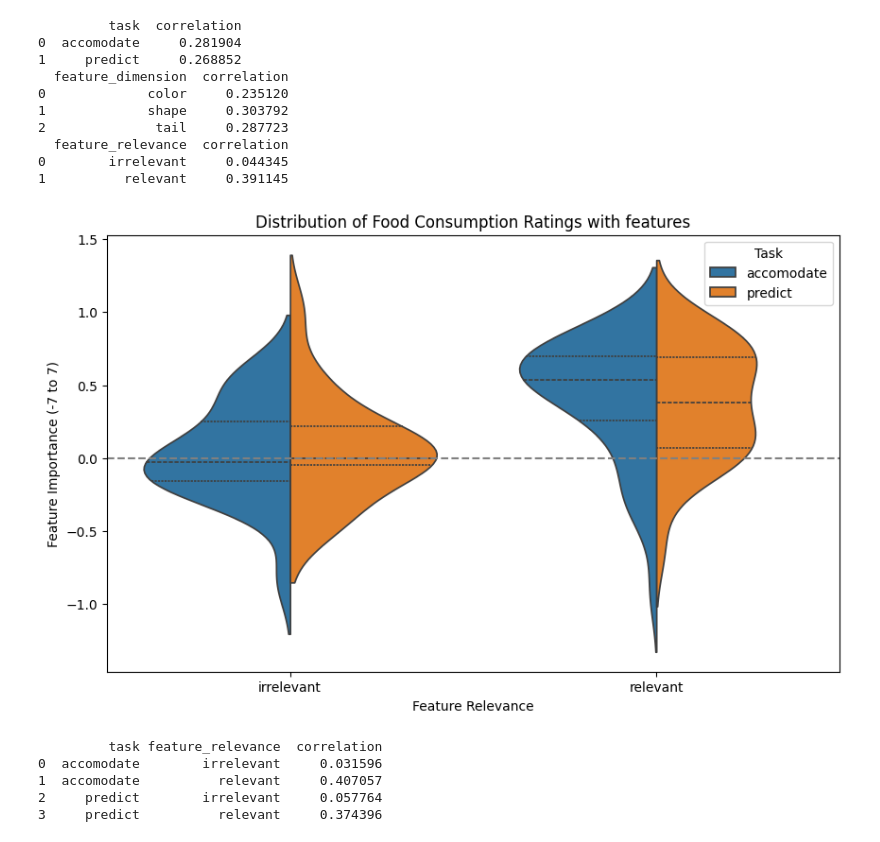
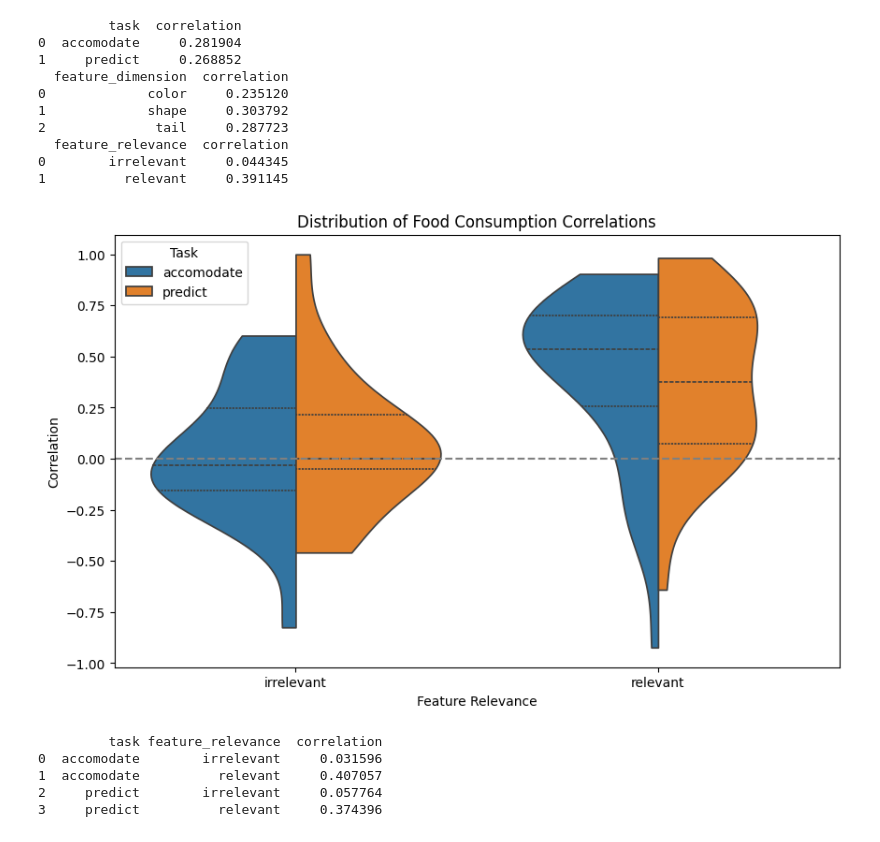
Before and after one commit to sebmonte/Prediction-Accomodation-Exp, a Jupyter notebook: Analysis/Scripts/Pilot2.0/Acc-PreCompare.ipynb, the cells around one changed output. Drawn from its saved outputs; the diff is of its cells as text; code cells hidden in the pictures.

```diff
--- a/Analysis/Scripts/Pilot2.0/Acc-PreCompare.ipynb
+++ b/Analysis/Scripts/Pilot2.0/Acc-PreCompare.ipynb
@@ -217,6 +230,7 @@ for _, row in df_combined.iterrows():
         'participant': row['participant'],
         'task': row['task'],  # predict vs accommodate
         'model_param_score': model_param_score,
+        'conditionOrder': row['conditionOrder'],
         'overfit': model_param_score == 3 #overfit if all 3 dimensions selected
     })
 
@@ -287,6 +321,11 @@ tail_map = {
     'straight': 'n'
 }
 
+tail_map = {
+    'having a tail': 't',
+    'having no tail': 'n'
+}
+
 feature_maps = {
     'shape': shape_map,
     'color': color_map,
@@ -818,27 +958,28 @@ print(avg_corr_relevance)
 # %%
 import seaborn as sns
 import matplotlib.pyplot as plt
 
 plt.figure(figsize=(10,6))
 
 # Violin plot: distribution of ratings by task and relevance
 sns.violinplot(
     data=df_corr,
     x='feature_relevance',      # relevant / irrelevant
     y='correlation',     # -7 to 7
     hue='task',                 # predict / accomodate
     split=True,                 # split the violins by hue
-    inner='quartile'            # show median and quartiles
+    inner='quartile',            # show median and quartiles
+    cut = 0
 )
 
 plt.axhline(0, color='gray', linestyle='--')  # line at 0
-plt.title('Distribution of Food Consumption Ratings with features')
-plt.ylabel('Feature Importance (-7 to 7)')
+plt.title('Distribution of Food Consumption Correlations')
+plt.ylabel('Correlation')
 plt.xlabel('Feature Relevance')
 plt.legend(title='Task')
 plt.show()
 # %% [output]
-[figure, old version]
+[figure, new version]
 # %%
 avg_corr_task_rel = df_corr.groupby(
     ['task', 'feature_relevance'],
```
Also changed, not shown: parts of 23 cells of this notebook, 2 other files.
